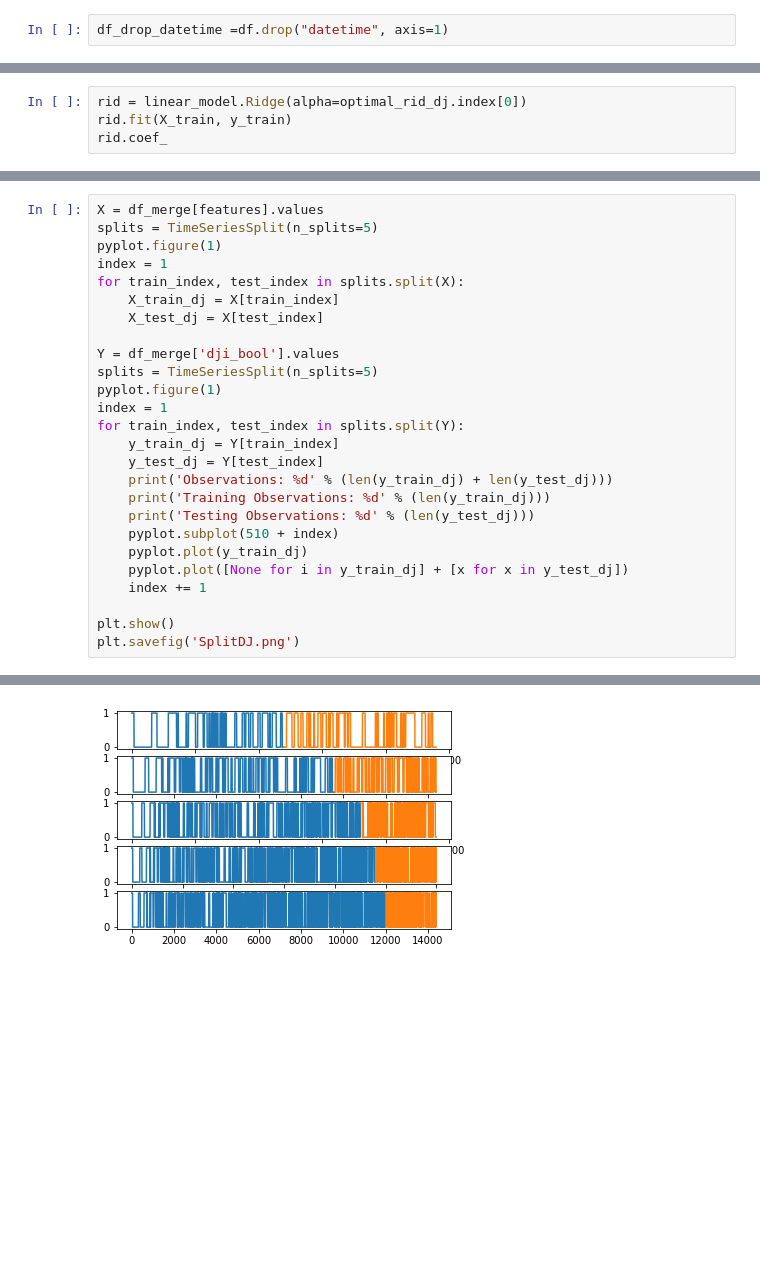
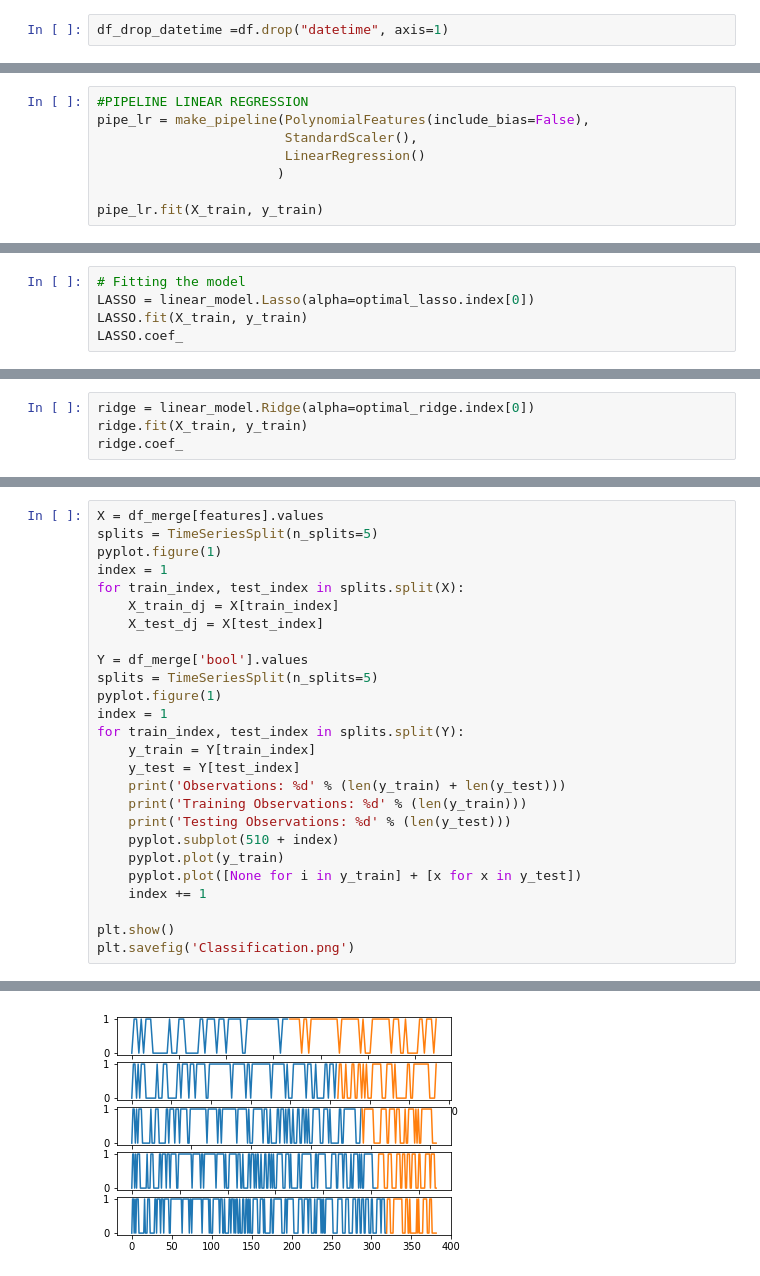
Before and after one commit to BjornCilleborg/sds2019, a Jupyter notebook: EXAM PROJECT/Exam Project.ipynb, the cells around one changed output, grey strips where cells are left out. Cells and saved outputs as stored; diff of their text form; blank space fills up the shorter version.

```diff
--- a/EXAM PROJECT/Exam Project.ipynb
+++ b/EXAM PROJECT/Exam Project.ipynb
@@ -1076,4 +482,0 @@ Pipeline(memory=None,
-# %%
-rid = linear_model.Ridge(alpha=optimal_rid_dj.index[0])
-rid.fit(X_train, y_train)
-rid.coef_
@@ -1090,0 +655,8 @@ Lasso 0.523
+# %%
+#PIPELINE LINEAR REGRESSION
+pipe_lr = make_pipeline(PolynomialFeatures(include_bias=False),
+                        StandardScaler(),
+                        LinearRegression()
+                       )
+
+pipe_lr.fit(X_train, y_train)
@@ -1090,0 +699,5 @@ Lasso 0.523
+# %%
+# Fitting the model
+LASSO = linear_model.Lasso(alpha=optimal_lasso.index[0])
+LASSO.fit(X_train, y_train)
+LASSO.coef_
@@ -1090,0 +738,4 @@ Lasso 0.523
+# %%
+ridge = linear_model.Ridge(alpha=optimal_ridge.index[0])
+ridge.fit(X_train, y_train)
+ridge.coef_
@@ -1131,21 +810,21 @@ for train_index, test_index in splits.split(X):
 	X_train_dj = X[train_index]
 	X_test_dj = X[test_index]
 
-Y = df_merge['dji_bool'].values
+Y = df_merge['bool'].values
 splits = TimeSeriesSplit(n_splits=5)
 pyplot.figure(1)
 index = 1
 for train_index, test_index in splits.split(Y):
-	y_train_dj = Y[train_index]
-	y_test_dj = Y[test_index]
-	print('Observations: %d' % (len(y_train_dj) + len(y_test_dj)))
-	print('Training Observations: %d' % (len(y_train_dj)))
-	print('Testing Observations: %d' % (len(y_test_dj)))
-	pyplot.subplot(510 + index)
-	pyplot.plot(y_train_dj)
-	pyplot.plot([None for i in y_train_dj] + [x for x in y_test_dj])
-	index += 1
+    y_train = Y[train_index]
+    y_test = Y[test_index]
+    print('Observations: %d' % (len(y_train) + len(y_test)))
+    print('Training Observations: %d' % (len(y_train)))
+    print('Testing Observations: %d' % (len(y_test)))
+    pyplot.subplot(510 + index)
+    pyplot.plot(y_train)
+    pyplot.plot([None for i in y_train] + [x for x in y_test])
+    index += 1
 
 plt.show()
-plt.savefig('SplitDJ.png')
+plt.savefig('Classification.png')
 # %% [output]
@@ -1167,3 +846,3 @@ Testing Observations: 2397
-[figure, old version]
+[figure, new version]
 <Figure size 432x288 with 0 Axes>
 # %%
```
Also changed, not shown: parts of 97 cells of this notebook, 13 other files.
